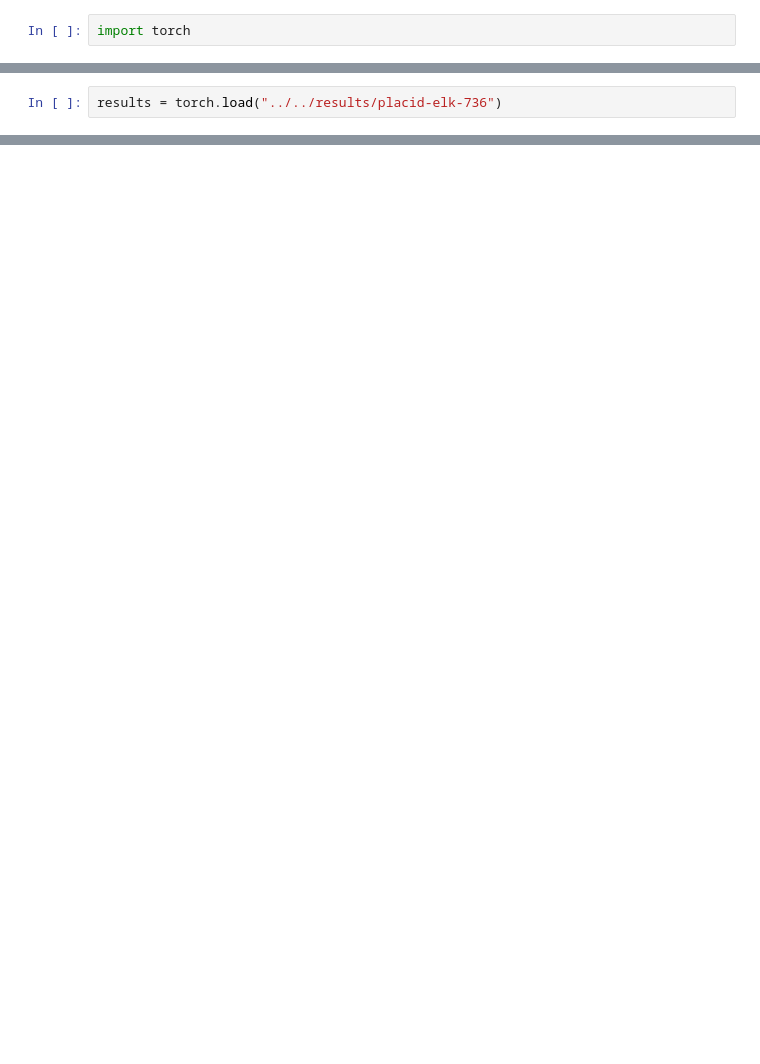
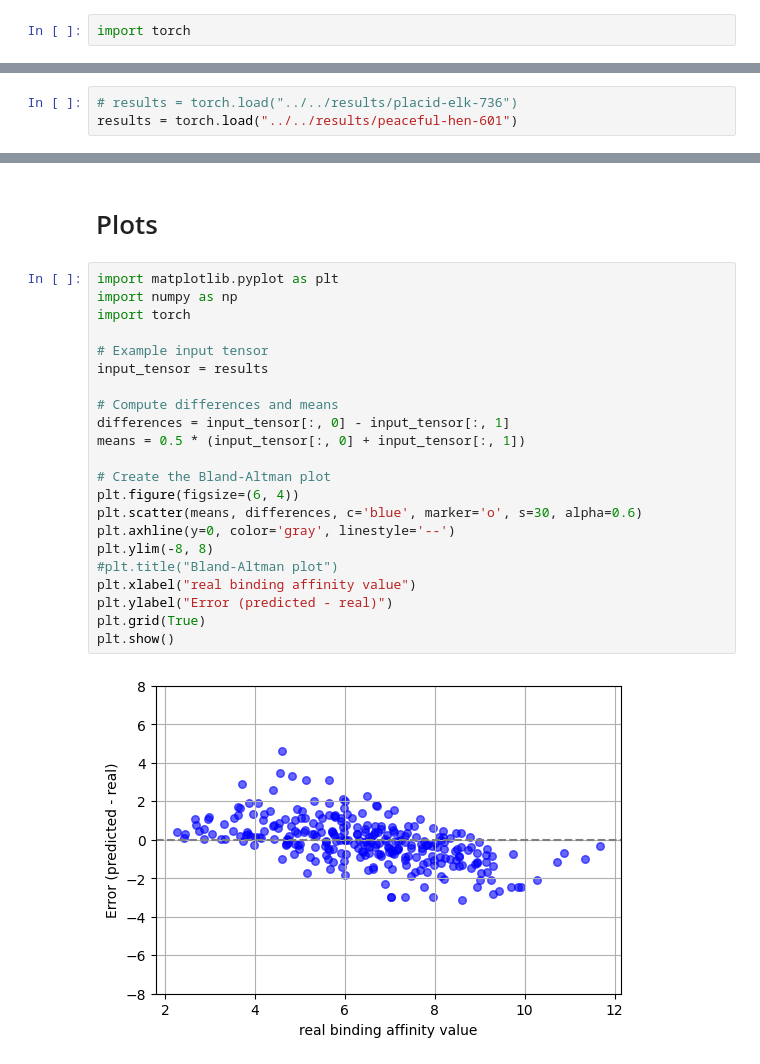
Before and after one commit to inductiva/molecules-binding, a Jupyter notebook: scripts/plots.ipynb, the cells around one changed output, grey strips where cells are left out. Drawn from its saved outputs; the diff is of its cells as text; blank space fills up the shorter version.

```diff
--- a/scripts/plots.ipynb
+++ b/scripts/plots.ipynb
@@ -3,2 +39,3 @@ import torch
 # %%
-results = torch.load("../../results/placid-elk-736")
+# results = torch.load("../../results/placid-elk-736")
+results = torch.load("../../results/peaceful-hen-601")
@@ -117,0 +153,26 @@ Standard Deviation: 1.2282
+# %% [markdown]
+# Plots
+# %%
+import matplotlib.pyplot as plt
+import numpy as np
+import torch
+
+# Example input tensor
+input_tensor = results
+
+# Compute differences and means
+differences = input_tensor[:, 0] - input_tensor[:, 1]
+means = 0.5 * (input_tensor[:, 0] + input_tensor[:, 1])
+
+# Create the Bland-Altman plot
+plt.figure(figsize=(6, 4))
+plt.scatter(means, differences, c='blue', marker='o', s=30, alpha=0.6)
+plt.axhline(y=0, color='gray', linestyle='--')
+plt.ylim(-8, 8)
+#plt.title("Bland-Altman plot")
+plt.xlabel("real binding affinity value")
+plt.ylabel("Error (predicted - real)")
+plt.grid(True)
+plt.show()
+# %% [output]
+[figure, added]
```
Also changed, not shown: parts of 30 cells of this notebook, 1 other file.
